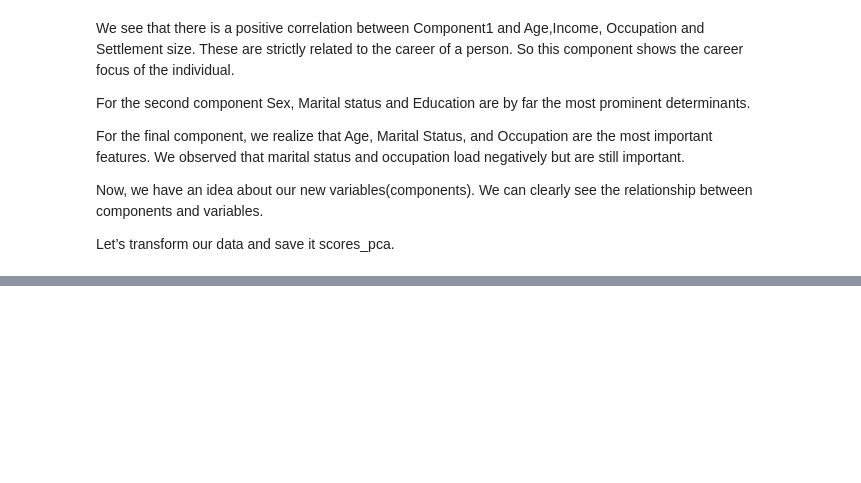
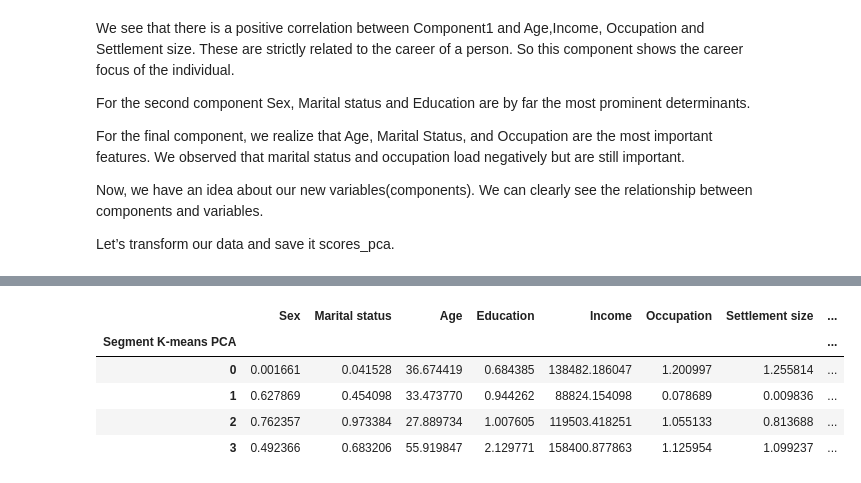
Before and after one commit to bakirmohammed1234/Machine_Learning, a Jupyter notebook: Sklearn_Models_Implementations/KMeans/Customer_Segmentation.ipynb, the cells around one changed output, grey strips where cells are left out. Drawn from its saved outputs; the diff is of its cells as text; code cells hidden in the pictures; blank space fills up the shorter version.

```diff
--- a/Sklearn_Models_Implementations/KMeans/Customer_Segmentation.ipynb
+++ b/Sklearn_Models_Implementations/KMeans/Customer_Segmentation.ipynb
@@ -335,0 +391,11 @@ Let’s transform our data and save it scores_pca.
+# %%
+# We calculate the means by segments.
+df_segm_pca_kmeans_freq = df_segm_pca_kmeans.groupby(['Segment K-means PCA']).mean()
+df_segm_pca_kmeans_freq
+# %% [output]
+|  | Sex | Marital status | Age | Education | Income | Occupation | Settlement size | ... |
+| Segment K-means PCA |  |  |  |  |  |  |  | ... |
+| 0 | 0.001661 | 0.041528 | 36.674419 | 0.684385 | 138482.186047 | 1.200997 | 1.255814 | ... |
+| 1 | 0.627869 | 0.454098 | 33.473770 | 0.944262 | 88824.154098 | 0.078689 | 0.009836 | ... |
+| 2 | 0.762357 | 0.973384 | 27.889734 | 1.007605 | 119503.418251 | 1.055133 | 0.813688 | ... |
+| 3 | 0.492366 | 0.683206 | 55.919847 | 2.129771 | 158400.877863 | 1.125954 | 1.099237 | ... |
```
Also changed, not shown: parts of 15 cells of this notebook.
